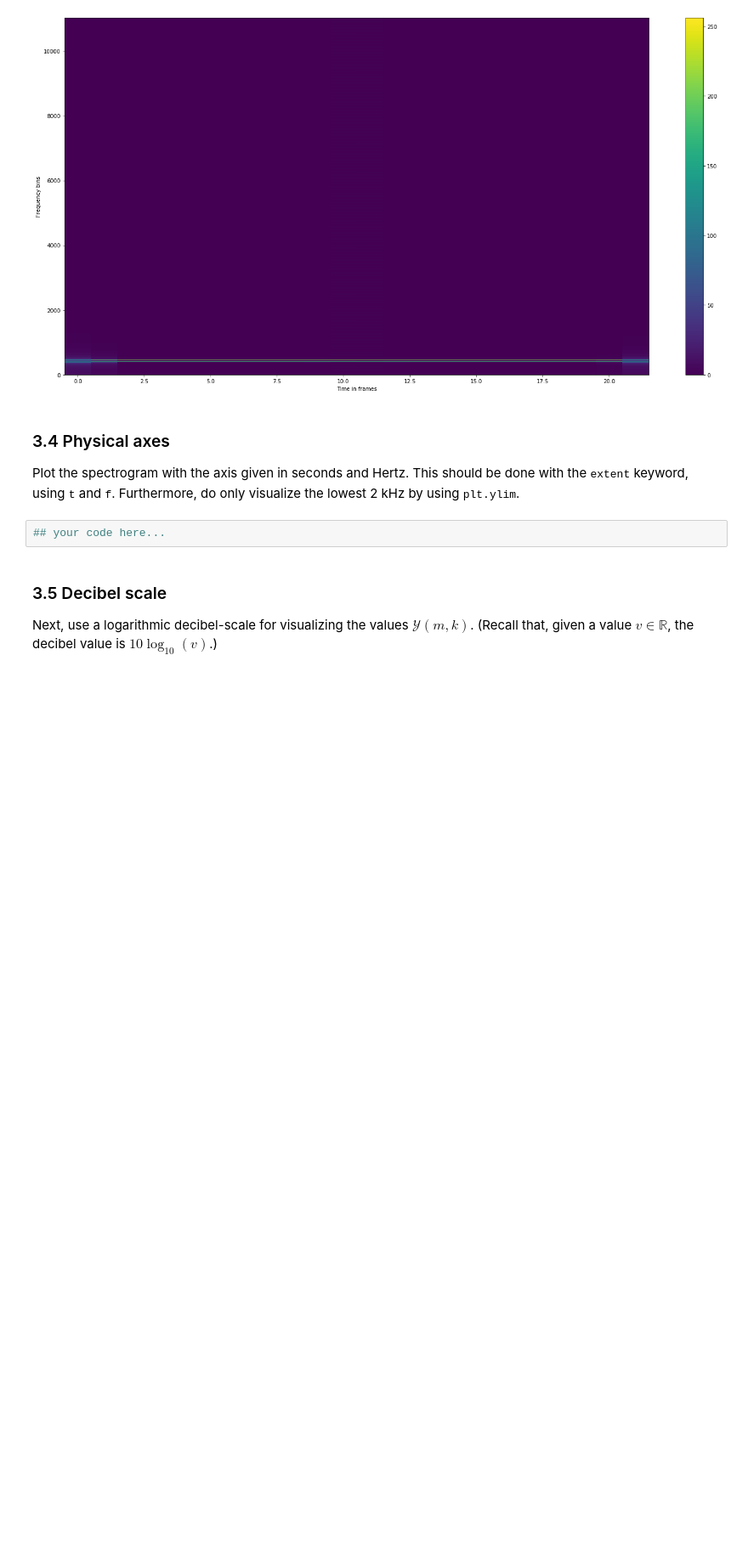
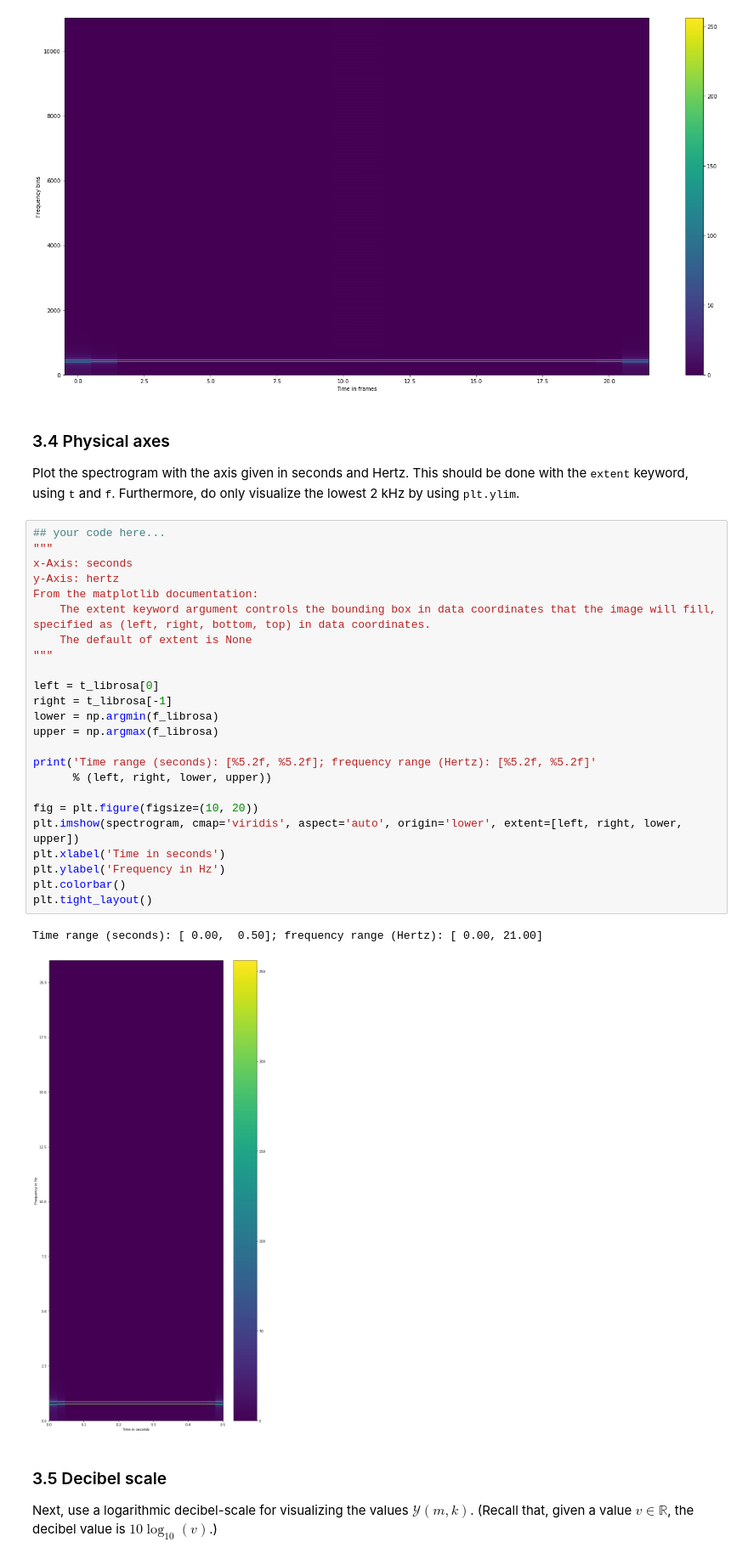
Before and after one commit to marc-philipp-knechtle/mir, a Jupyter notebook: ExerciseMIR/exercise03.ipynb, the cells around one changed output. Shown: that part at 85% size. Drawn from its saved outputs; the diff is of its cells as text; blank space fills up the shorter version.

```diff
--- a/ExerciseMIR/exercise03.ipynb
+++ b/ExerciseMIR/exercise03.ipynb
@@ -495,8 +500,33 @@ The spectrogram Y has 11026 frequency bins and 22 frames.
 ### 3.4 Physical axes
 
 Plot the spectrogram with the axis given in seconds and Hertz. This should be done with the <samp>extent</samp> keyword, using <samp>t</samp> and <samp>f</samp>. Furthermore, do only visualize the lowest 2 kHz by using <samp>plt.ylim</samp>.
-# %%
-## your code here...
+# %%
+## your code here...
+"""
+x-Axis: seconds
+y-Axis: hertz
+From the matplotlib documentation:
+    The extent keyword argument controls the bounding box in data coordinates that the image will fill, specified as (left, right, bottom, top) in data coordinates.
+    The default of extent is None
+"""
+
+left = t_librosa[0]
+right = t_librosa[-1]
+lower = np.argmin(f_librosa)
+upper = np.argmax(f_librosa)
+
+print('Time range (seconds): [%5.2f, %5.2f]; frequency range (Hertz): [%5.2f, %5.2f]'
+      % (left, right, lower, upper))
+
+fig = plt.figure(figsize=(10, 20))
+plt.imshow(spectrogram, cmap='viridis', aspect='auto', origin='lower', extent=[left, right, lower, upper])
+plt.xlabel('Time in seconds')
+plt.ylabel('Frequency in Hz')
+plt.colorbar()
+plt.tight_layout()
+# %% [output]
+Time range (seconds): [ 0.00,  0.50]; frequency range (Hertz): [ 0.00, 21.00]
+[figure, added]
 # %% [markdown]
 ### 3.5 Decibel scale
 
```
Also changed, not shown: parts of 15 cells of this notebook.
